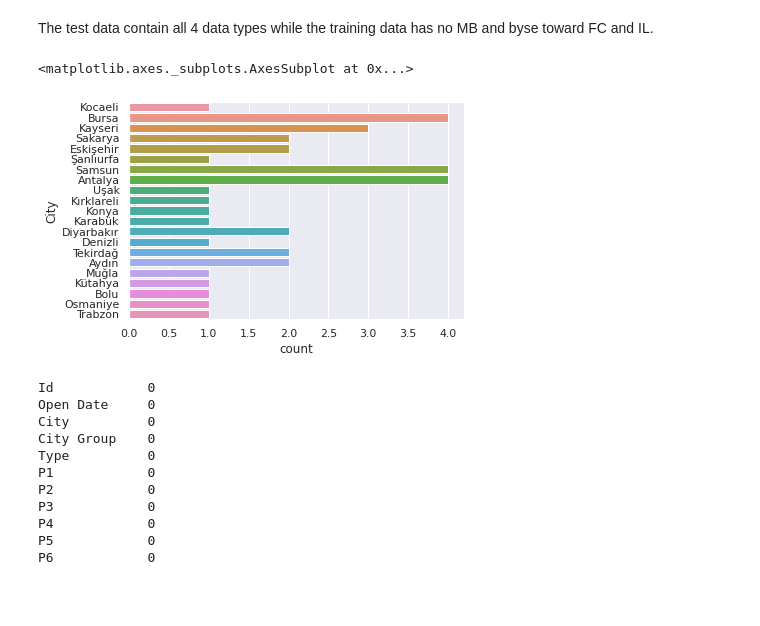
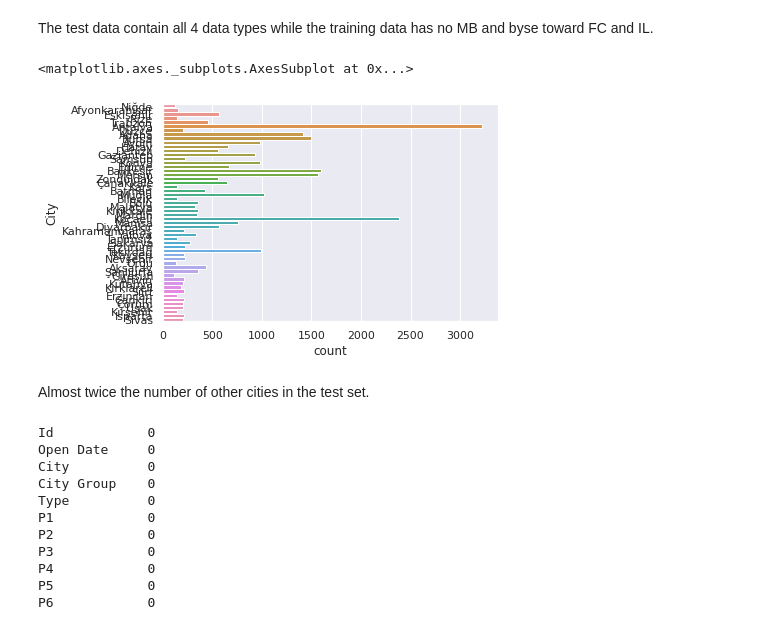
Before and after one commit to DavidEmeryUofC/CDS_Project_Restaurant_Rev_Prediction, a Jupyter notebook: CDSproject2_restaurant_revenue.ipynb, the cells around one changed output. Drawn from its saved outputs; the diff is of its cells as text; code cells hidden in the pictures; blank space fills up the shorter version.

```diff
--- a/CDSproject2_restaurant_revenue.ipynb
+++ b/CDSproject2_restaurant_revenue.ipynb
@@ -78,12 +78,12 @@ The training set only contains 137 restaurant with revenue while the test data c
 df_train["ODate"] = pd.to_datetime(df_train["Open Date"], format = "%m/%d/%Y", utc = False)
 df_test["ODate"] = pd.to_datetime(df_test["Open Date"], format = "%m/%d/%Y", utc = False)
 
-firstopenT = pd.to_datetime(df_test["Open Date"].min(), format='%m/%d/%Y', utc = False)
-lastopenT = pd.to_datetime(df_test["Open Date"].max(), format='%m/%d/%Y', utc = False)
+firstopenT = pd.to_datetime(df_test["ODate"].min(), format='%Y-%m-%d', utc = False)
+lastopenT = pd.to_datetime(df_test["ODate"].max(), format='%Y-%m-%d', utc = False)
 print("test data",firstopenT,lastopenT)
 
-firstopen = pd.to_datetime(df_train["Open Date"].min(), format='%m/%d/%Y', utc = False)
-lastopen = pd.to_datetime(df_train["Open Date"].max(), format='%m/%d/%Y', utc = False)
+firstopen = pd.to_datetime(df_train["ODate"].min(), format='%Y-%m-%d', utc = False)
+lastopen = pd.to_datetime(df_train["ODate"].max(), format='%Y-%m-%d', utc = False)
 print("train data",firstopen,lastopen)
 
 df_train["DOpen"] = (lastopen - df_train["ODate"])/ pd.offsets.Day(1)
@@ -191,11 +193,13 @@ sns.countplot(data = df_test, x = "Type",  hue="City Group")
 # %% [markdown]
 The test data contain all 4 data types while the training data has no MB and byse toward FC and IL.
 # %%
-#sns.countplot(data = df_test[(df_test["City Group"] == 'Other') & (df_test["Type"] == "FC")], y = "City")
-sns.countplot(data = df_train[(df_train["City Group"] == 'Other') & (df_train["Type"] == "FC")], y = "City")
+sns.countplot(data = df_test[(df_test["City Group"] == 'Other') & (df_test["Type"] == "FC")], y = "City")
+#sns.countplot(data = df_train[(df_train["City Group"] == 'Other') & (df_train["Type"] == "FC")], y = "City")
 # %% [output]
 <matplotlib.axes._subplots.AxesSubplot at 0x...>
-[figure, old version]
+[figure, new version]
+# %% [markdown]
+Almost twice the number of other cities in the test set.
 # %%
 #df_test.isna().sum()
 df_train.isna().sum()
```
Also changed, not shown: parts of 14 cells of this notebook.
